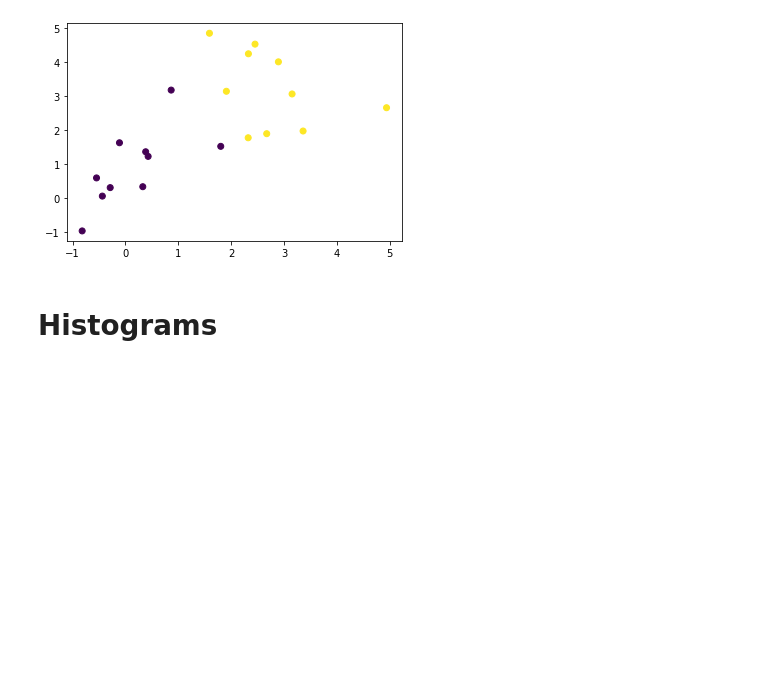
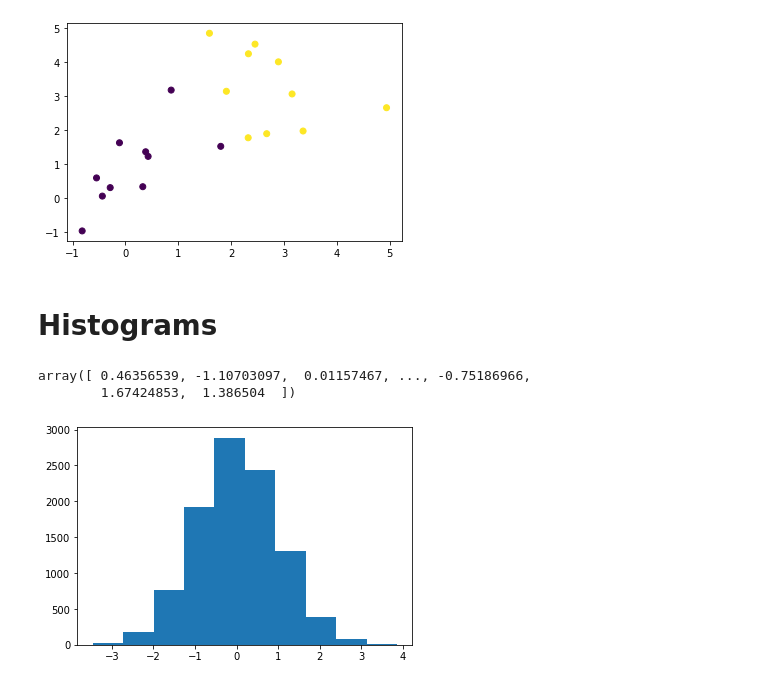
Before and after one commit to redboycode/udemycourses, a Jupyter notebook: lazy_prog_numpy/MatplotLib_Intro.ipynb, the cells around one changed output. Drawn from its saved outputs; the diff is of its cells as text; code cells hidden in the pictures; blank space fills up the shorter version.

```diff
--- a/lazy_prog_numpy/MatplotLib_Intro.ipynb
+++ b/lazy_prog_numpy/MatplotLib_Intro.ipynb
@@ -112,3 +112,13 @@ plt.scatter(X[:,0],X[:,1], c=Y) # c is a 1 dim list corresponding to colors
 [figure]
 # %% [markdown]
 # Histograms
+# %%
+X=np.random.randn(10000)
+X
+# %% [output]
+array([ 0.46356539, -1.10703097,  0.01157467, ..., -0.75186966,
+        1.67424853,  1.386504  ])
+# %%
+plt.hist(X); # confirms a bell curve centered around 0
+# %% [output]
+[figure, added]
```
Also changed, not shown: parts of 7 cells of this notebook.
